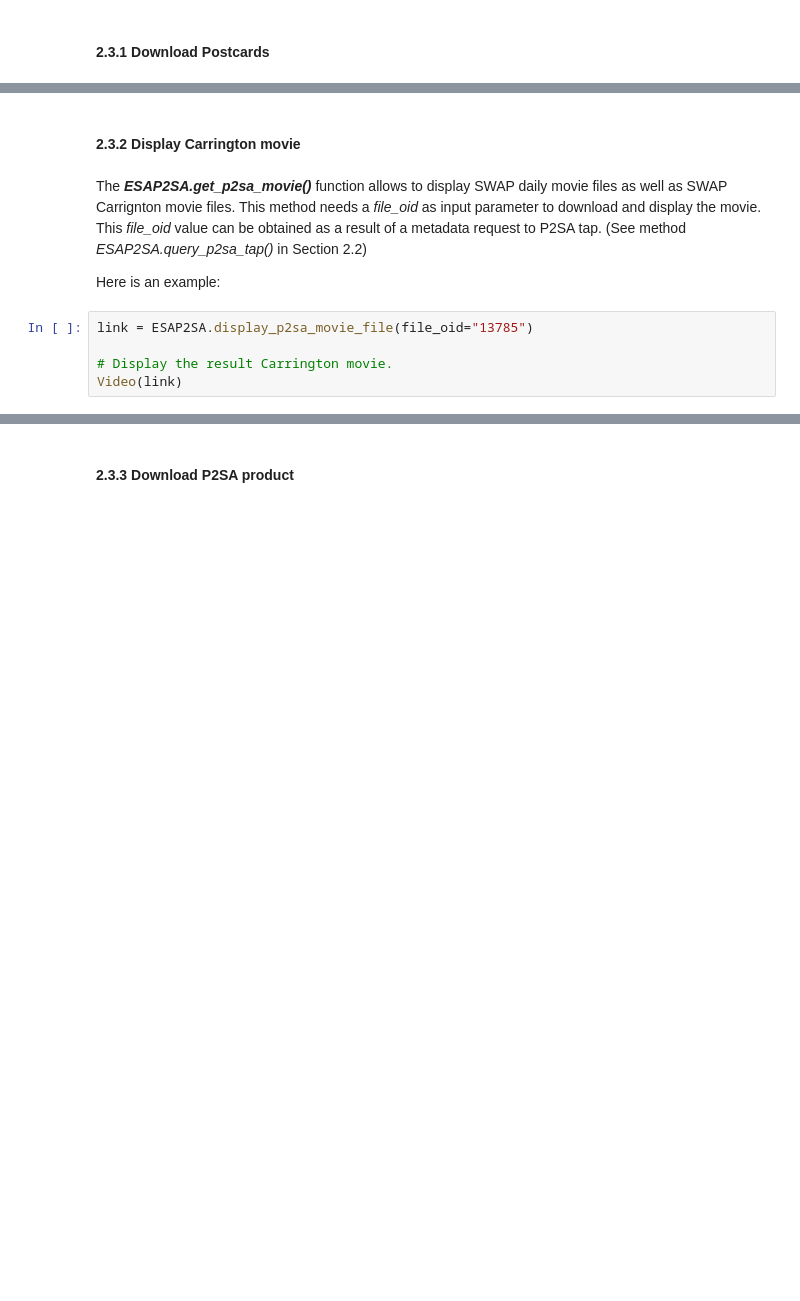
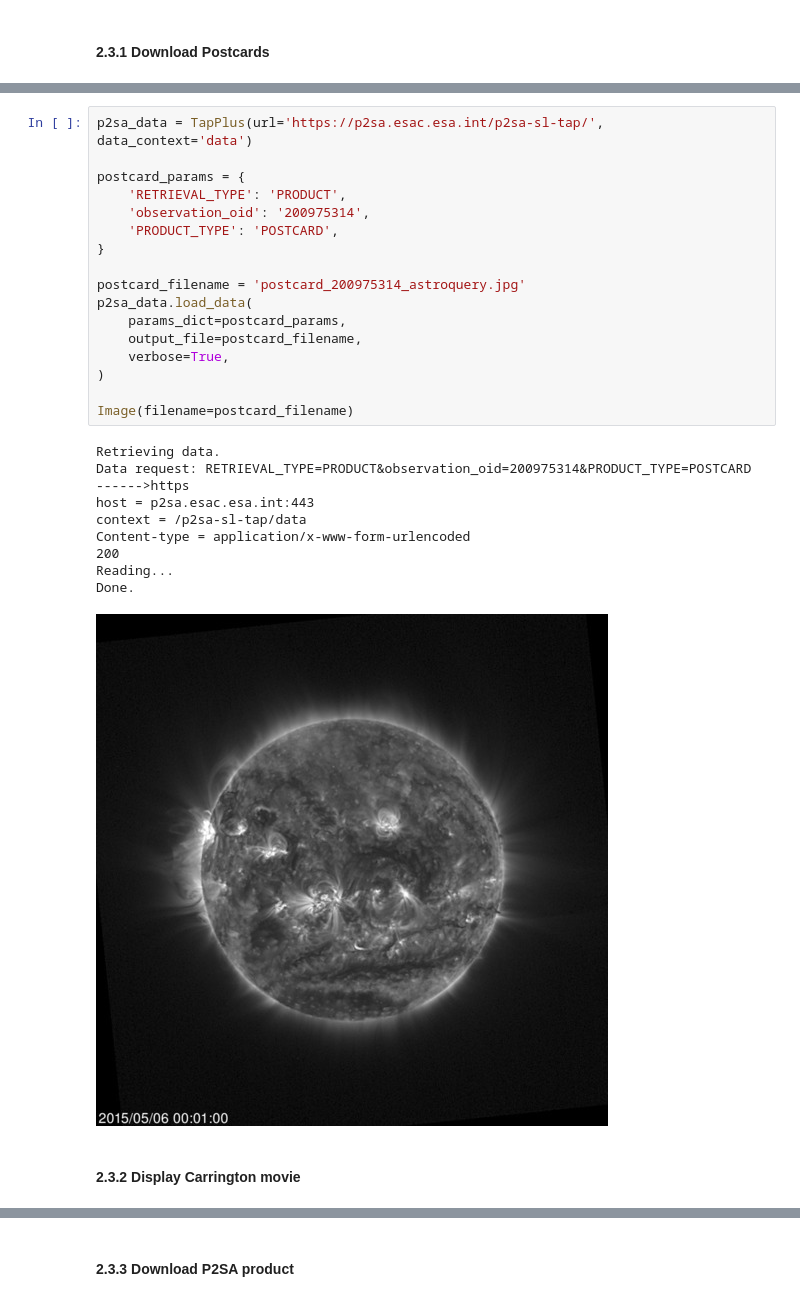
Before and after one commit to HPA-ESDC-ESA-INT/HPA-Jupyter-Notebooks, a Jupyter notebook: proba2/pyP2SA.ipynb, the cells around one changed output, grey strips where cells are left out. Cells and saved outputs as stored; diff of their text form; blank space fills up the shorter version.

Commit message:
dev: rewrite tutorials using astroquery rather than esa_p2sa

```diff
--- a/proba2/pyP2SA.ipynb
+++ b/proba2/pyP2SA.ipynb
@@ -192,11 +254,30 @@ Image(url=link)
+# %%
+p2sa_data = TapPlus(url='https://p2sa.esac.esa.int/p2sa-sl-tap/', data_context='data')
+
+postcard_params = {
+    'RETRIEVAL_TYPE': 'PRODUCT',
+    'observation_oid': '200975314',
+    'PRODUCT_TYPE': 'POSTCARD',
+}
+
+postcard_filename = 'postcard_200975314_astroquery.jpg'
+p2sa_data.load_data(
+    params_dict=postcard_params,
+    output_file=postcard_filename,
+    verbose=True,
+)
+
+Image(filename=postcard_filename)
+# %% [output]
+Retrieving data.
+Data request: RETRIEVAL_TYPE=PRODUCT&observation_oid=200975314&PRODUCT_TYPE=POSTCARD
+------>https
+host = p2sa.esac.esa.int:443
+context = /p2sa-sl-tap/data
+Content-type = application/x-www-form-urlencoded
+200
+Reading...
+Done.
+[figure, added]
 # %% [markdown]
 #### 2.3.2 Display Carrington movie
-# %% [markdown]
-The __*ESAP2SA.get_p2sa_movie()*__ function allows to display SWAP daily movie files as well as SWAP Carrignton movie files. This method needs a *file_oid* as input parameter to download and display the movie. This *file_oid* value can be obtained as a result of a metadata request to P2SA tap. (See method *ESAP2SA.query_p2sa_tap()* in Section 2.2)
-
-Here is an example:
-# %%
-link = ESAP2SA.display_p2sa_movie_file(file_oid="13785")
-
-# Display the result Carrington movie.
-Video(link)
```
Also changed, not shown: parts of 72 cells of this notebook, 1 other file.
